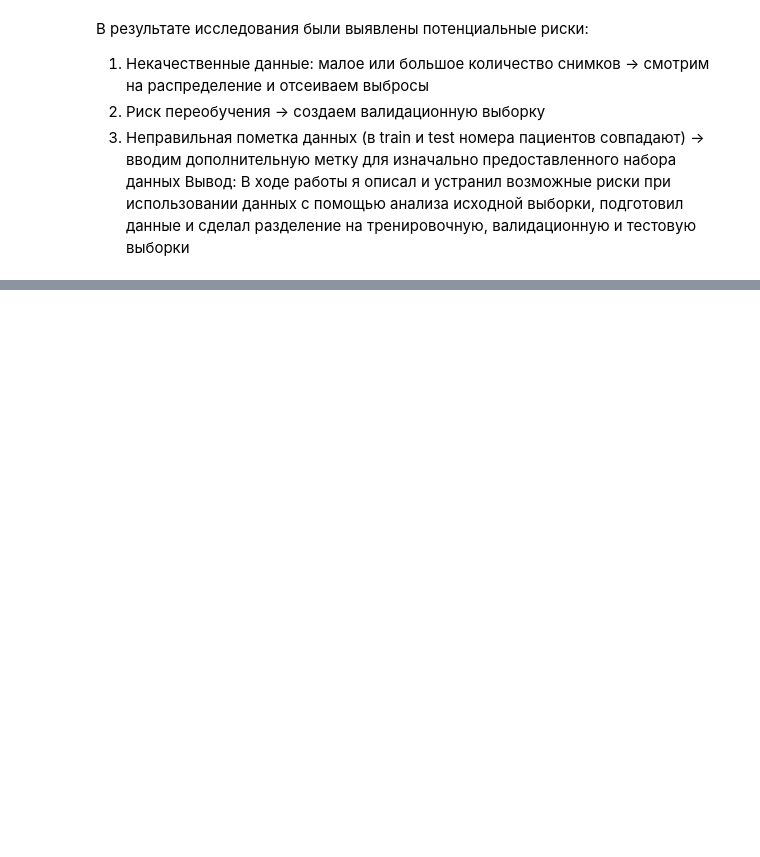
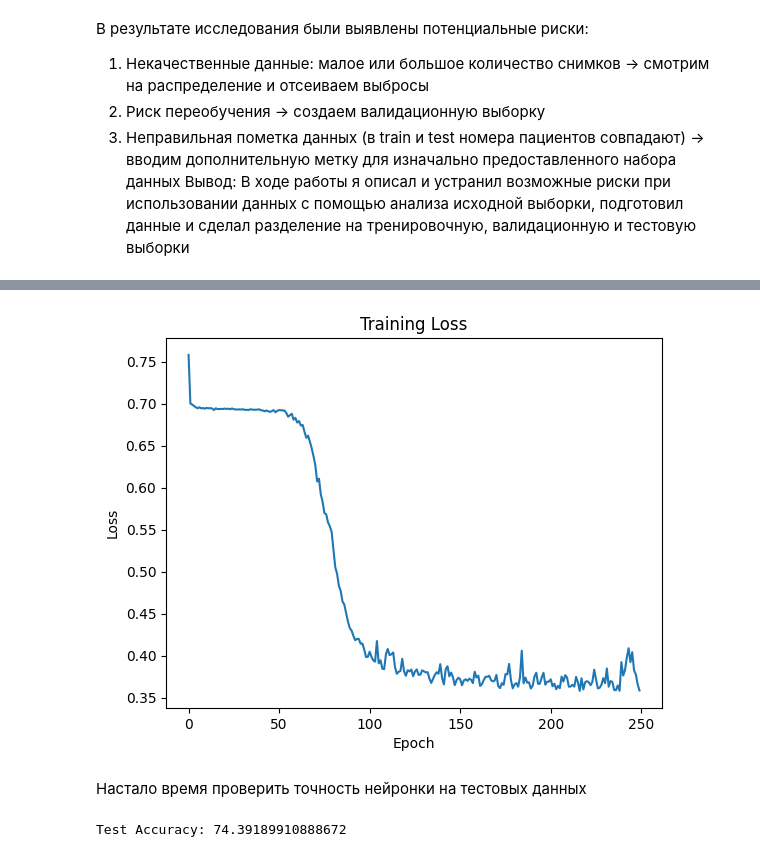
Before and after one commit to algoritmist/nn-labs, a Jupyter notebook: lab1/BoneFractures.ipynb, the cells around one changed output, grey strips where cells are left out. Cells and saved outputs as stored; diff of their text form; code cells hidden in the pictures; blank space fills up the shorter version.

```diff
--- a/lab1/BoneFractures.ipynb
+++ b/lab1/BoneFractures.ipynb
@@ -228,0 +195,11 @@ KeyboardInterrupt:
+# %%
+from sklearn.model_selection import train_test_split
+import shutil
+from PIL import Image
+
+val_size = 0.2
+test_size = 0.2
+random_state = 42
+images_filtered = list(map(lambda img_path: (np.asarray(Image.open(img_path).rotate(20).transpose(Image.FLIP_LEFT_RIGHT).convert('L')), float(1) if "not_fractured" in img_path else float(0)), images_filtered))
+train_images, val_images = train_test_split(images_filtered, test_size=val_size, random_state=random_state)
+train_images, test_images = train_test_split(train_images, test_size=test_size, random_state=random_state)
@@ -228,0 +208,13 @@ KeyboardInterrupt:
+# %%
+X_train = list(filter(lambda x: x is not None, map(lambda x: x[0], train_images)))
+y_train = list(filter(lambda x: x is not  None, map(lambda x: x[1], train_images)))
+
+X_val = list(filter(lambda x: x is not  None, map(lambda x: x[0], val_images)))
+y_val = list(filter(lambda x: x is not  None, map(lambda x: x[1], val_images)))
+X_test = list(filter(lambda x: x is not  None, map(lambda x: x[0], test_images)))
+y_test = list(filter(lambda x: x is not None, map(lambda x: x[1], test_images)))
+
+X_train = list(map(lambda x: np.resize(x, (224,224)), X_train))
+X_val = list(map(lambda x: np.resize(x, (224,224)), X_val))
+
+X_test = list(map(lambda x: np.resize(x, (224,224)), X_test))
@@ -228,0 +226,8 @@ KeyboardInterrupt:
+# %%
+X_train, y_train = torch.FloatTensor(X_train).cuda(), torch.FloatTensor(y_train).cuda()
+print("X_train, y_train on cuda: ", X_train.is_cuda, y_train.is_cuda)
+X_val, y_val = torch.FloatTensor(X_val).cuda(), torch.FloatTensor(y_val).cuda()
+print("X_val, y_val on cuda: ", X_val.is_cuda, y_val.is_cuda)
+X_test = torch.FloatTensor(X_test).cuda()
+y_test = torch.FloatTensor(y_test).cuda()
+print("X_test, y_test on cuda: ", X_test.is_cuda, y_test.is_cuda)
@@ -228,0 +379,11 @@ KeyboardInterrupt:
+# %%
+import matplotlib.pyplot as plt
+%matplotlib inline
+
+plt.plot(loss_curve)
+plt.xlabel('Epoch')
+plt.ylabel('Loss')
+plt.title('Training Loss')
+plt.show()
+# %% [output]
+[figure, added]
@@ -228,0 +393,13 @@ KeyboardInterrupt:
+# %% [markdown]
+Настало время проверить точность нейронки на тестовых данных
+# %%
+with torch.no_grad():
+  model.eval()
+  acc = 0
+  for i, (inputs, labels) in enumerate(test_loader, 0):
+    outputs = model(inputs.cuda())
+    loss = criterion(outputs, labels.cuda().type(torch.float64))
+    acc += (outputs.round() == labels.cuda()).float().mean()
+  print(f'Test Accuracy: {acc / (i + 1) * 100}')
+# %% [output]
+Test Accuracy: 74.39189910888672
```
Also changed, not shown: parts of 18 cells of this notebook.
